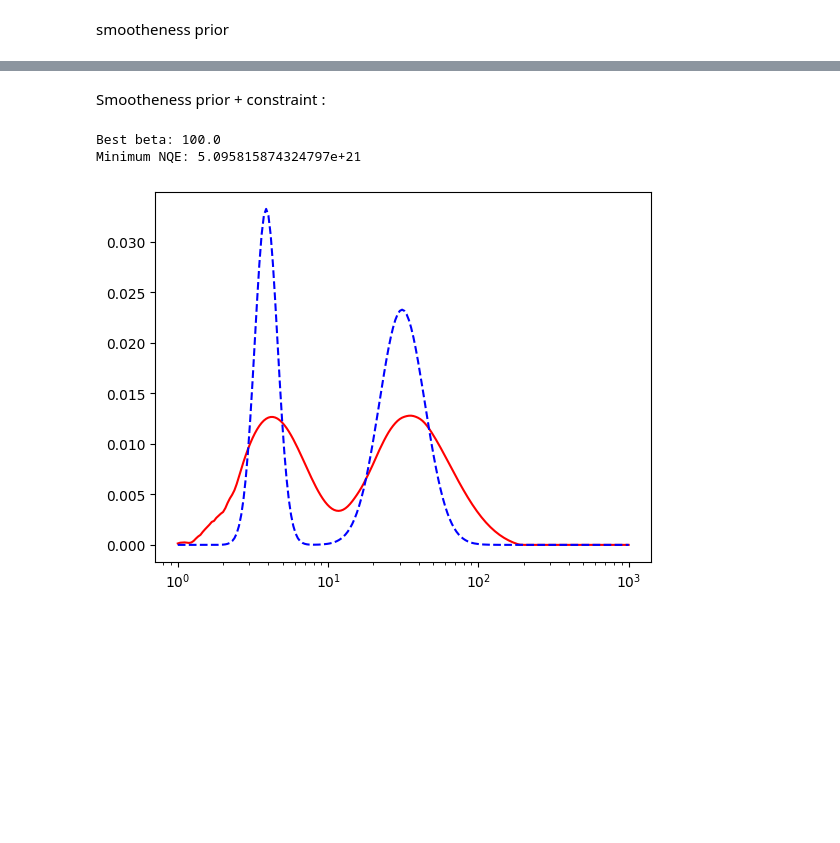
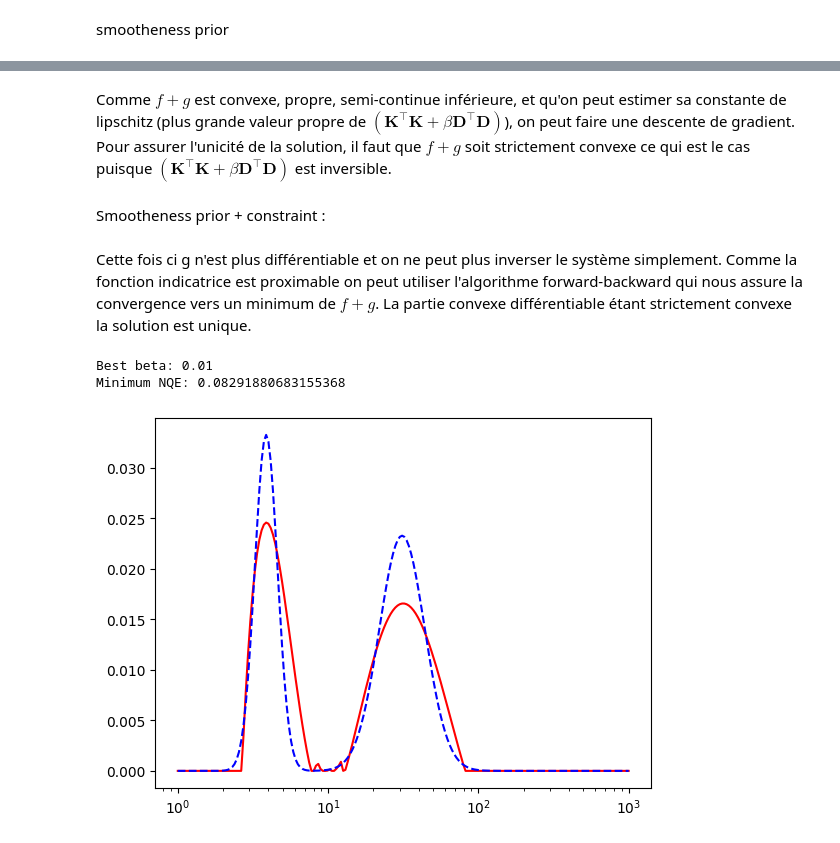
Before and after one commit to agathM/TPLSD, a Jupyter notebook: main.ipynb, the cells around one changed output, grey strips where cells are left out. Saved outputs shown, nothing was run; the diff lists cells and outputs as text; code cells hidden in the pictures; blank space fills up the shorter version.

```diff
--- a/main.ipynb
+++ b/main.ipynb
@@ -3,7 +5,7 @@ import numpy as np
 import pandas as pd
 import matplotlib.pyplot as plt
 # %%
-x = pd.read_table('x.txt',header=None,names=['x'])
+x_true = pd.read_table('x.txt',header=None,names=['x'])
 N = 200
 T_min, T_max = 1,1000
 T = np.array([T_min * np.exp(np.log(T_max/T_min)*i/(N-1)) for i in range(N)])
@@ -18,7 +20,7 @@ tmin, tmax = 0,1.5
 t = np.array([tmin + (tmax - tmin)*i/(M-1) for i in range(M)])
 K = np.exp(-np.outer(t,T))
 # %%
-z = K@x.x
+z = K@x_true.x
 sigma = 0.01 * z[0]
 w = np.random.normal(loc=np.zeros(M), scale=sigma,size=(M,))
 y = z + w
@@ -64,39 +82,47 @@ plt.show()
+# %% [markdown]
+Comme $f+g$ est convexe, propre, semi-continue inférieure, et qu'on peut estimer sa constante de lipschitz (plus grande valeur propre de $(\mathbf{K}^\top \mathbf{K} + \beta \mathbf{D}^\top \mathbf{D})$), on peut faire une descente de gradient. Pour assurer l'unicité de la solution, il faut que $f+g$ soit strictement convexe ce qui est le cas puisque $(\mathbf{K}^\top \mathbf{K} + \beta \mathbf{D}^\top \mathbf{D})$ est inversible.
 # %% [markdown]
 Smootheness prior + constraint :
+# %% [markdown]
+Cette fois ci g n'est plus différentiable et on ne peut plus inverser le système simplement. Comme la fonction indicatrice est proximable on peut utiliser l'algorithme forward-backward qui nous assure la convergence vers un minimum de $f+g$. La partie convexe différentiable étant strictement convexe la solution est unique.
 # %%
-def g2(x,x_min,x_max):
-    init_val = 0
-    D = 0
+def g1(x):
+    return np.sum((D @ x)**2)/2
+
+x_min, x_max = min(x_true.x), max(x_true.x)
+x_init = np.mean(x_true.x)*np.ones(N)
+def g2(x):
     for i in range(len(x)):
-        if x[i] < x_min:
-            return np.inf
-        elif x[i] > x_max:
+        if x[i] < x_min or x[i] > x_max:
             return np.inf
     return g1(x)
+
+def f(x):
+    Kx = K @ x
+    return 0.5*np.sum((Kx - y)**2)
 
 from scipy.optimize import minimize
 grid_beta = np.logspace(-2,2,10)
 NQE_list = []
 
-
 ## Naive optimization
 for beta in grid_beta:
-    res = minimize(lambda x: f(x) + beta*g(x,0,1e3), x0=np.ones(N), method='L-BFGS-B', bounds=[(0,None)]*N)
-    NQE = np.sum(((res.x - x.x)**2)/(x.x**2))
+    res = minimize(lambda x: f(x) + beta*g1(x), x0=0.1*np.ones(N), method='L-BFGS-B',bounds=[(x_min, x_max)]*N)
+    NQE = np.sum(((res.x - x_true.x)**2)/np.sum(x_true.x**2))
     NQE_list.append(NQE)
-
+#gradient inexistant donc refuge dans solution de départ car g2 pas diff partout
 best_beta = grid_beta[np.argmin(NQE_list)]
-res = minimize(lambda x: f(x) + best_beta*g(x,0,1e3), x0=np.ones(N), method='L-BFGS-B', bounds=[(0,None)]*N)
+res = minimize(lambda x: f(x) + best_beta*g1(x), x0=0.1*np.ones(N), method='L-BFGS-B',bounds=[(x_min, x_max)]*N)
 print("Best beta:", best_beta)
 print("Minimum NQE:", np.min(NQE_list))
 plt.plot(T, res.x, label='Reconstructed', color='red')
-plt.plot(T, x.x, label='Original', color='blue', linestyle='dashed')
+plt.plot(T, x_true.x, label='Original', color='blue', linestyle='dashed')
 plt.xscale('log')
 plt.show()
 # %% [output]
-Best beta: 100.0
-Minimum NQE: 5.095815874324797e+21
+Best beta: 0.01
+Minimum NQE: 0.08291880683155368
-[figure, old version]
+[figure, new version]
 # %%
 ## Forward - Backward optimization
 import numpy as np
```
Also changed, not shown: parts of 22 cells of this notebook.
